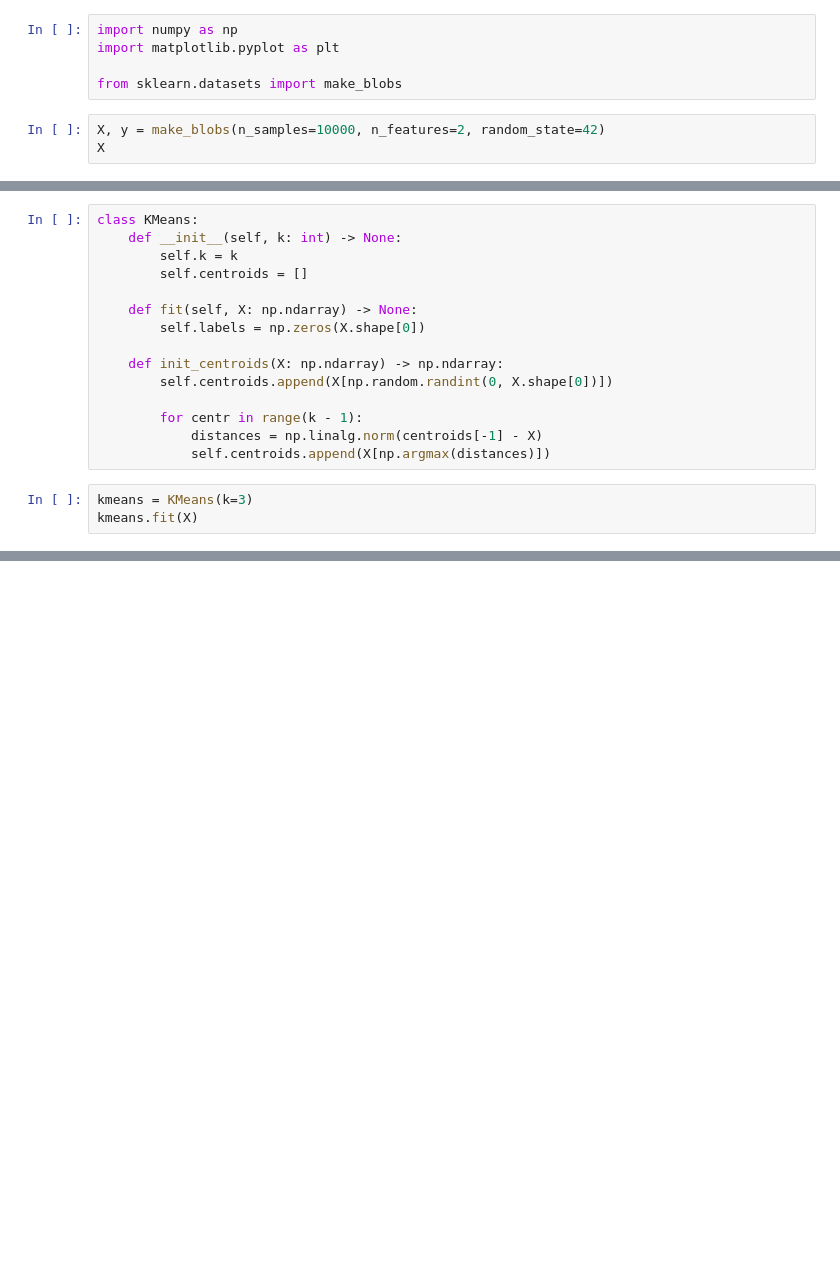
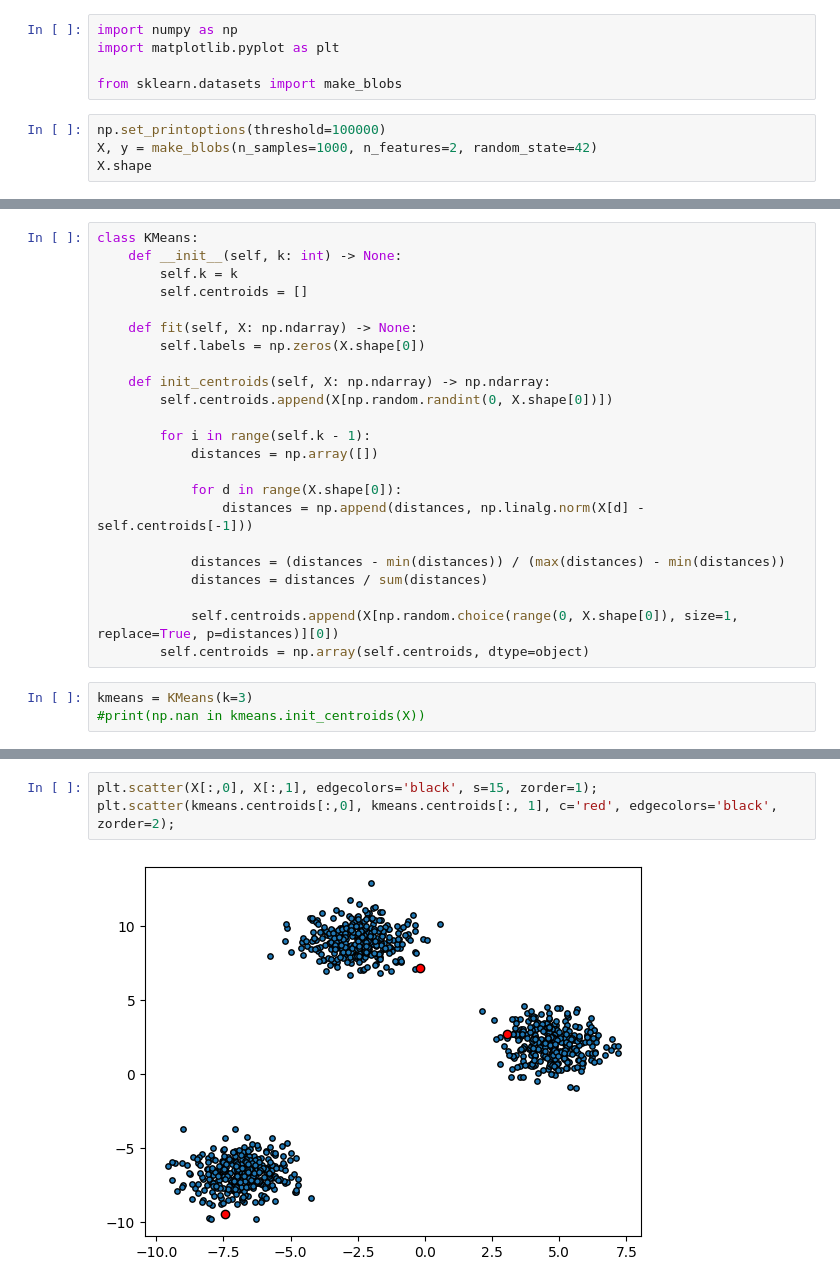
Before and after one commit to banislav/ml-basics, a Jupyter notebook: kmeans-cluster/kmeans.ipynb, the cells around one changed output, grey strips where cells are left out. Drawn from its saved outputs; the diff is of its cells as text; blank space fills up the shorter version.

Commit message:
[MODIFY] implement kmeans class and add kmeans++ initialization algorithm

```diff
--- a/kmeans-cluster/kmeans.ipynb
+++ b/kmeans-cluster/kmeans.ipynb
@@ -4,6 +4,7 @@ import matplotlib.pyplot as plt
 
 from sklearn.datasets import make_blobs
 # %%
-X, y = make_blobs(n_samples=10000, n_features=2, random_state=42)
-X
+np.set_printoptions(threshold=100000)
+X, y = make_blobs(n_samples=1000, n_features=2, random_state=42)
+X.shape
 # %% [output]
@@ -27,12 +18,20 @@ class KMeans:
     def fit(self, X: np.ndarray) -> None:
         self.labels = np.zeros(X.shape[0])
 
-    def init_centroids(X: np.ndarray) -> np.ndarray:
+    def init_centroids(self, X: np.ndarray) -> np.ndarray:
         self.centroids.append(X[np.random.randint(0, X.shape[0])])
 
-        for centr in range(k - 1):
-            distances = np.linalg.norm(centroids[-1] - X)
-            self.centroids.append(X[np.argmax(distances)])
+        for i in range(self.k - 1):
+            distances = np.array([])
+
+            for d in range(X.shape[0]):
+                distances = np.append(distances, np.linalg.norm(X[d] - self.centroids[-1]))
+
+            distances = (distances - min(distances)) / (max(distances) - min(distances))
+            distances = distances / sum(distances)
+
+            self.centroids.append(X[np.random.choice(range(0, X.shape[0]), size=1, replace=True, p=distances)][0])
+        self.centroids = np.array(self.centroids, dtype=object)
 # %%
 kmeans = KMeans(k=3)
-kmeans.fit(X)
+#print(np.nan in kmeans.init_centroids(X))
@@ -38,0 +46,5 @@ kmeans.fit(X)
+# %%
+plt.scatter(X[:,0], X[:,1], edgecolors='black', s=15, zorder=1);
+plt.scatter(kmeans.centroids[:,0], kmeans.centroids[:, 1], c='red', edgecolors='black', zorder=2);
+# %% [output]
+[figure, added]
```
Also changed, not shown: parts of 4 cells of this notebook.
